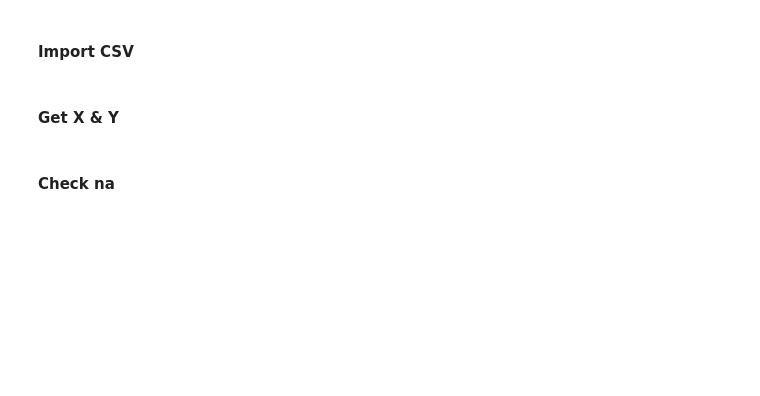
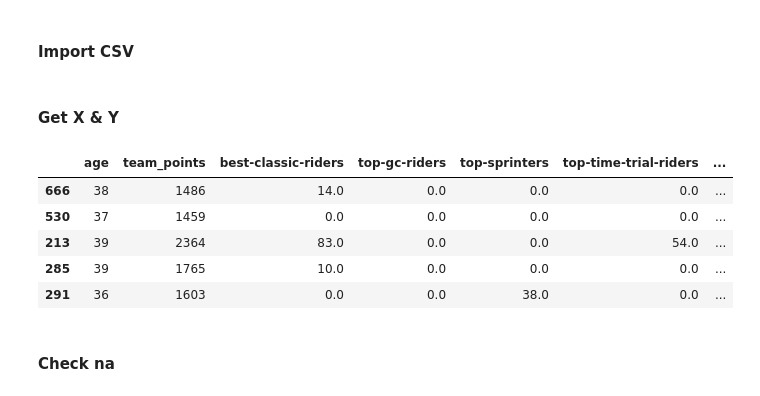
Before and after one commit to Michiel-DK/cycling, a Jupyter notebook: ml.ipynb, the cells around one changed output. Saved outputs shown, nothing was run; the diff lists cells and outputs as text; code cells hidden in the pictures; blank space fills up the shorter version.

```diff
--- a/ml.ipynb
+++ b/ml.ipynb
@@ -10,6 +10,15 @@ df = pd.read_csv('training.csv', index_col=0)
 X = df.drop(columns=['rider', 'team', 'key', 'target', 'year'])
 X.fillna(0, inplace=True)
 y = df.target
+# %%
+X.head()
+# %% [output]
+|  | age | team_points | best-classic-riders | top-gc-riders | top-sprinters | top-time-trial-riders | ... |
+| 666 | 38 | 1486 | 14.0 | 0.0 | 0.0 | 0.0 | ... |
+| 530 | 37 | 1459 | 0.0 | 0.0 | 0.0 | 0.0 | ... |
+| 213 | 39 | 2364 | 83.0 | 0.0 | 0.0 | 54.0 | ... |
+| 285 | 39 | 1765 | 10.0 | 0.0 | 0.0 | 0.0 | ... |
+| 291 | 36 | 1603 | 0.0 | 0.0 | 38.0 | 0.0 | ... |
 # %%
 X_year = df.drop(columns=['rider', 'team', 'key', 'target']).fillna(0)
 X_train = X_year[X_year['year']!=2021].drop(columns='year')
```
Also changed, not shown: parts of 13 cells of this notebook, 26 other files.
